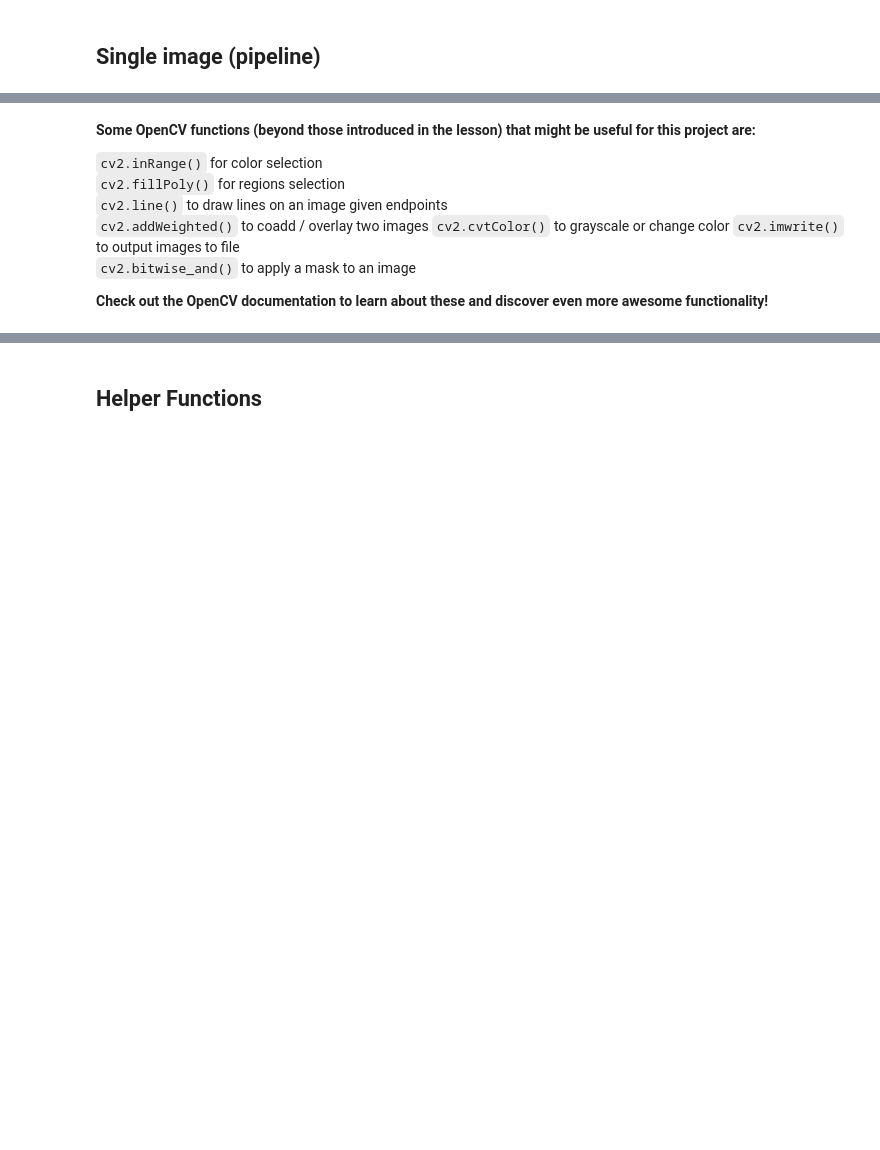
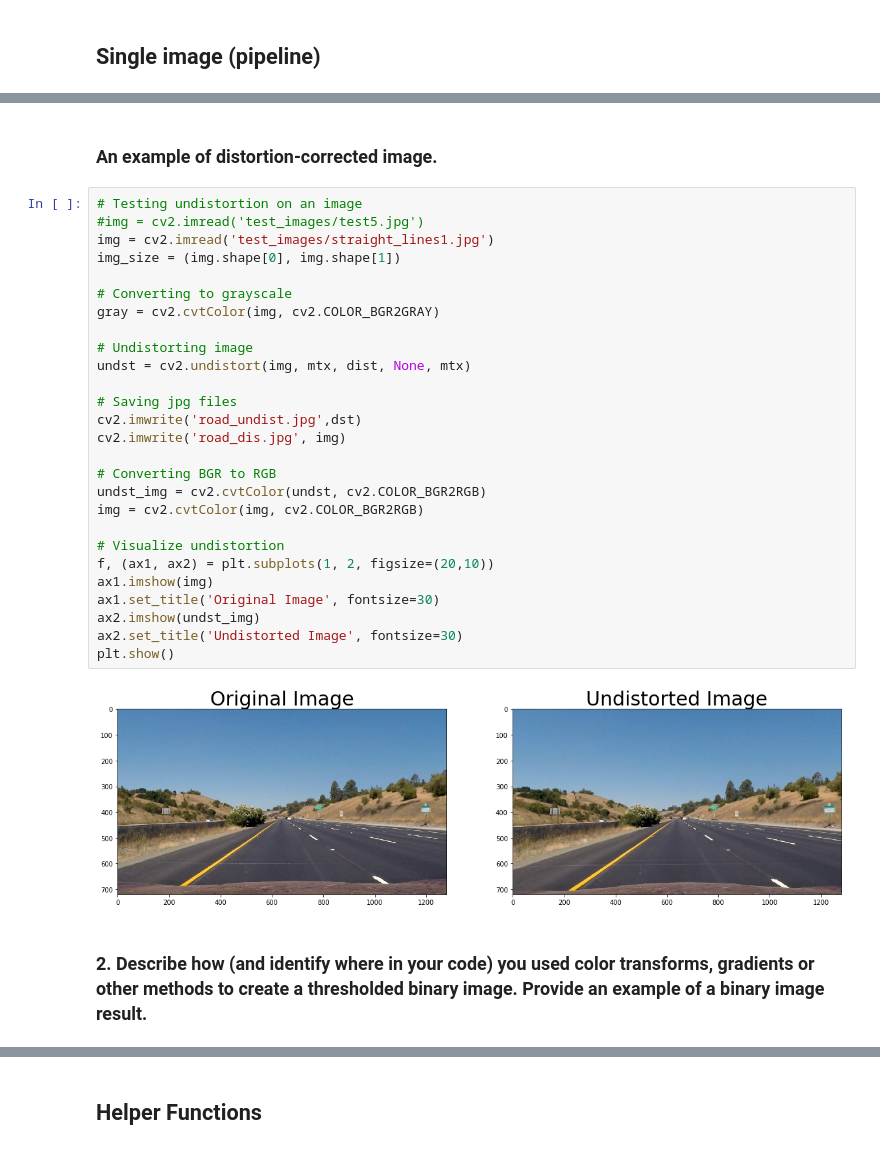
Before and after one commit to RuiyeNi/CarND-Term1-Project4-Advanced-Lane-Finding, a Jupyter notebook: T1P4.ipynb, the cells around one changed output, grey strips where cells are left out. Cells and saved outputs as stored; diff of their text form; blank space fills up the shorter version.

```diff
--- a/T1P4.ipynb
+++ b/T1P4.ipynb
@@ -120,12 +118,33 @@ plt.show()
-# %% [markdown]
-**Some OpenCV functions (beyond those introduced in the lesson) that might be useful for this project are:**
-
-`cv2.inRange()` for color selection
-`cv2.fillPoly()` for regions selection
-`cv2.line()` to draw lines on an image given endpoints
-`cv2.addWeighted()` to coadd / overlay two images
-`cv2.cvtColor()` to grayscale or change color
-`cv2.imwrite()` to output images to file
-`cv2.bitwise_and()` to apply a mask to an image
-
-**Check out the OpenCV documentation to learn about these and discover even more awesome functionality!**
+# %% [markdown]
+### An example of distortion-corrected image.
+# %%
+# Testing undistortion on an image
+#img = cv2.imread('test_images/test5.jpg')
+img = cv2.imread('test_images/straight_lines1.jpg')
+img_size = (img.shape[0], img.shape[1])
+
+# Converting to grayscale
+gray = cv2.cvtColor(img, cv2.COLOR_BGR2GRAY)
+
+# Undistorting image
+undst = cv2.undistort(img, mtx, dist, None, mtx)
+
+# Saving jpg files
+cv2.imwrite('road_undist.jpg',dst)
+cv2.imwrite('road_dis.jpg', img)
+
+# Converting BGR to RGB
+undst_img = cv2.cvtColor(undst, cv2.COLOR_BGR2RGB)
+img = cv2.cvtColor(img, cv2.COLOR_BGR2RGB)
+
+# Visualize undistortion
+f, (ax1, ax2) = plt.subplots(1, 2, figsize=(20,10))
+ax1.imshow(img)
+ax1.set_title('Original Image', fontsize=30)
+ax2.imshow(undst_img)
+ax2.set_title('Undistorted Image', fontsize=30)
+plt.show()
+# %% [output]
+[figure, added]
+# %% [markdown]
+### 2. Describe how (and identify where in your code) you used color transforms, gradients or other methods to create a thresholded binary image. Provide an example of a binary image result.
```
Also changed, not shown: parts of 18 cells of this notebook.
